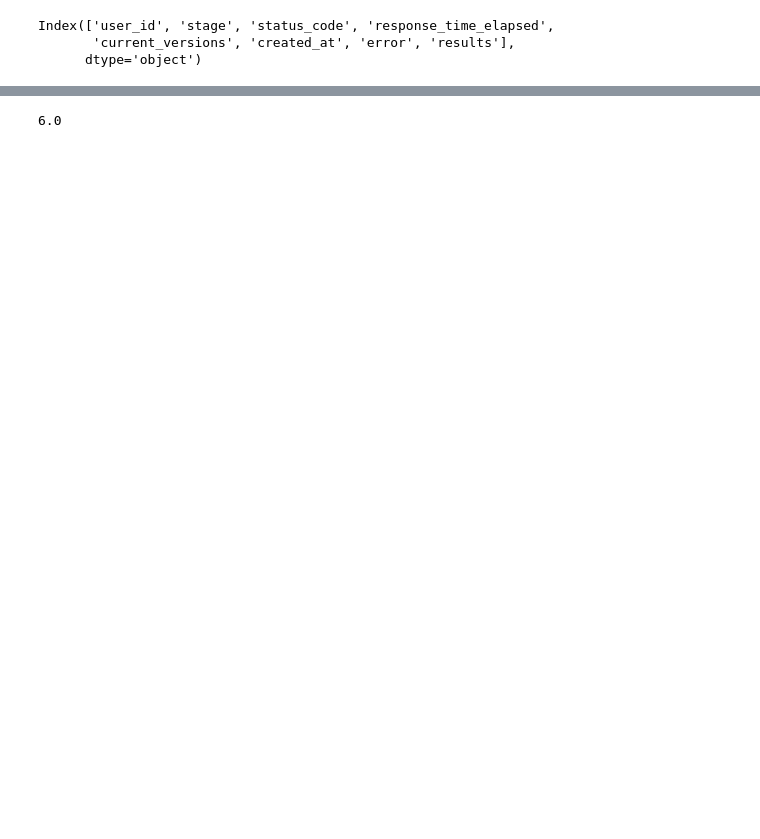
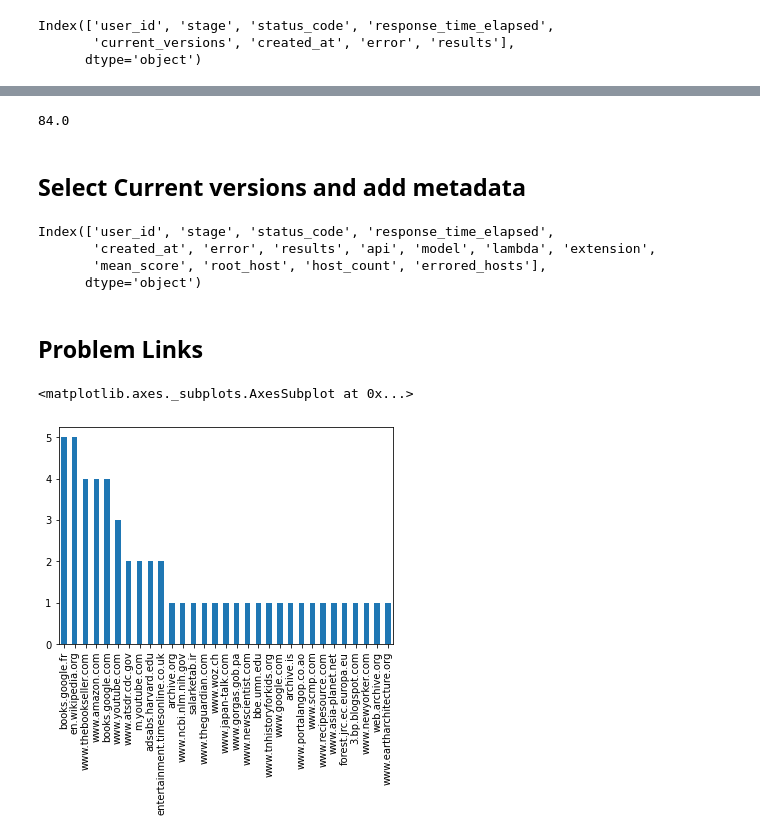
Before and after one commit to connorjoleary/DeepCite, a Jupyter notebook: backend/rds/quick_stats.ipynb, the cells around one changed output, grey strips where cells are left out. Cells and saved outputs as stored; diff of their text form; code cells hidden in the pictures; blank space fills up the shorter version.

```diff
--- a/backend/rds/quick_stats.ipynb
+++ b/backend/rds/quick_stats.ipynb
@@ -39,4 +36,45 @@ dtype: object
 # %%
-mega_df.response_time_elapsed.quantile(.1)
+mega_df.response_time_elapsed.quantile(.9)
 # %% [output]
-6.0
+84.0
+# %% [markdown]
+## Select Current versions and add metadata
+# %%
+cur_df = pd.concat([mega_df.drop(['current_versions'], axis=1), mega_df['current_versions'].apply(pd.Series)], axis=1)
+cur_df = cur_df[(cur_df.api=='0.4.0')&(cur_df.extension=='1.5.0')&(cur_df['lambda']=='0.7.1')&(cur_df.model=='0.8.0')]
+
+def get_host(url):
+    try:
+        return urlparse(url).hostname
+    except ValueError:
+        return 'Malfunction'
+
+def returned_metadata(row):
+    '''Summary of data returned from deepcite'''
+    # ['link', 'score', 'citeID', 'source', 'parentCiteID']
+    df = pd.json_normalize(row.results)
+    df['host'] = df.link.apply(get_host)
+    host_count = dict(df.host.value_counts())
+    errored_hosts = dict(df[df.score < 0].host.value_counts())
+    # max_height =
+
+    return pd.Series({'mean_score': df.score.mean(), 'root_host': get_host(df.iloc[0].link), 'host_count': host_count,
+                      'errored_hosts': errored_hosts})
+
+cur_df = pd.concat([cur_df, cur_df.apply(returned_metadata, axis=1)], axis=1)
+cur_df.columns
+# %% [output]
+Index(['user_id', 'stage', 'status_code', 'response_time_elapsed',
+       'created_at', 'error', 'results', 'api', 'model', 'lambda', 'extension',
+       'mean_score', 'root_host', 'host_count', 'errored_hosts'],
+      dtype='object')
+# %% [markdown]
+## Problem Links
+# %%
+errored_hosts_totals = cur_df[(cur_df.error != 'none') | (cur_df.status_code != 200)].root_host.value_counts()
+
+errored_hosts_totals = cur_df.errored_hosts.apply(pd.Series).append(errored_hosts_totals.to_frame().transpose()).sum()
+errored_hosts_totals.sort_values(ascending=False).plot.bar()
+# %% [output]
+<matplotlib.axes._subplots.AxesSubplot at 0x...>
+[figure, added]
```
Also changed, not shown: parts of 3 cells of this notebook.
